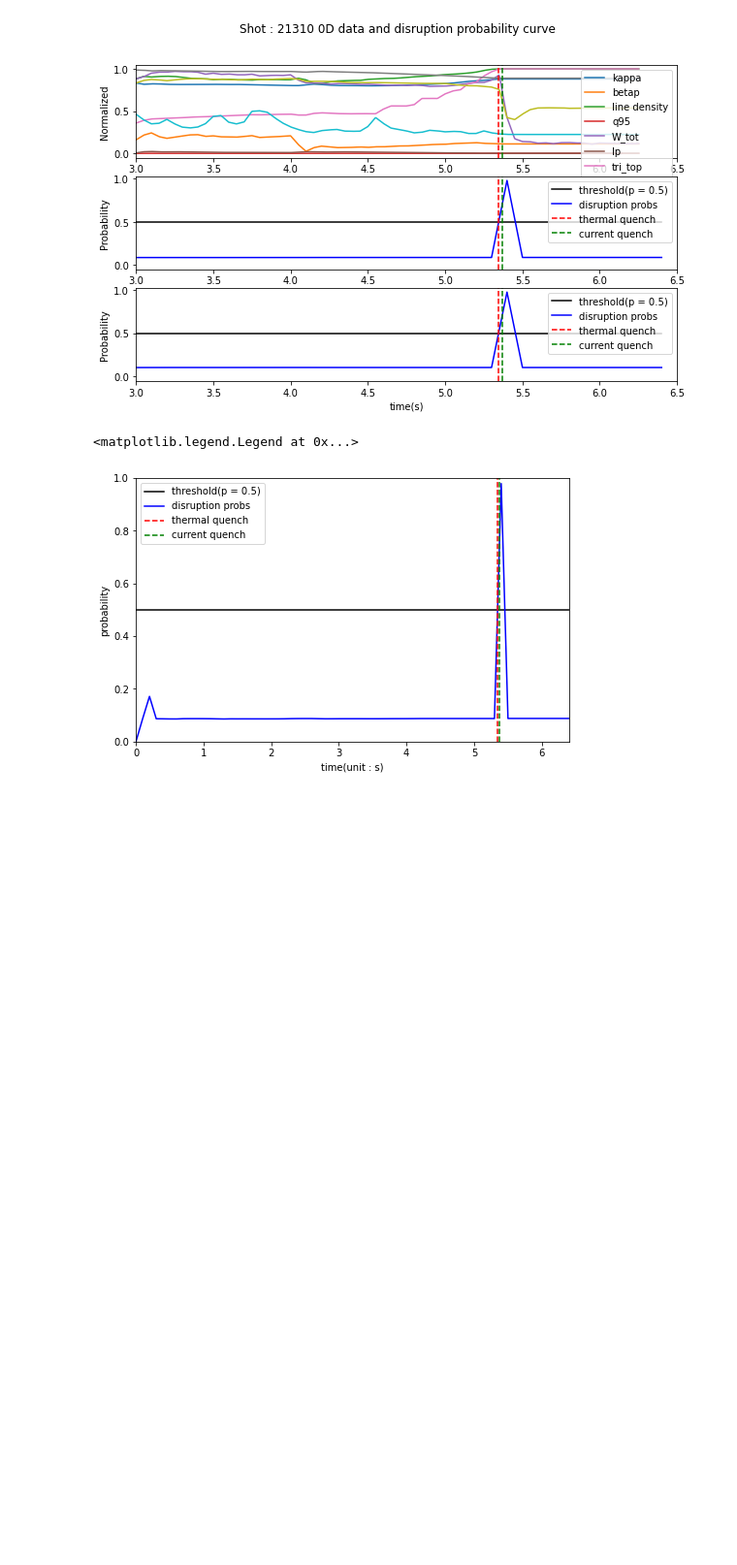
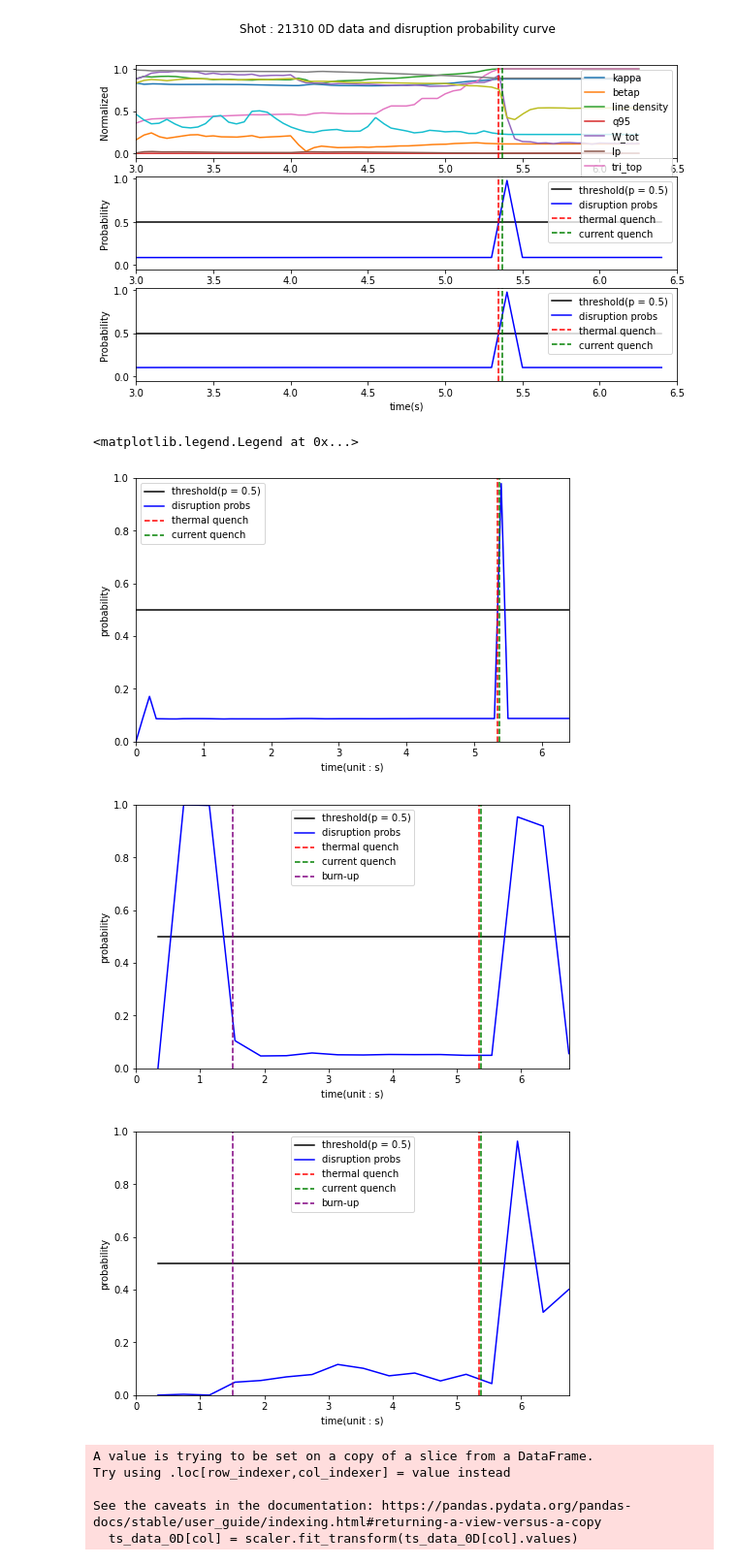
Before and after one commit to ZINZINBIN/Disruption-Prediciton-based-on-Multimodal-Deep-Learning, a Jupyter notebook: analysis_model_performance.ipynb, the cells around one changed output. Shown at 97% size. Saved outputs shown, nothing was run; the diff lists cells and outputs as text; code cells hidden in the pictures; blank space fills up the shorter version.

```diff
--- a/analysis_model_performance.ipynb
+++ b/analysis_model_performance.ipynb
@@ -633,3 +644,71 @@ plt.legend()
 # %% [output]
 <matplotlib.legend.Legend at 0x...>
 [figure]
+# %%
+# For 0D data
+from src.utils.utility import generate_prob_curve_from_0D
+from src.models.ConvLSTM import ConvLSTM
+
+ts_cols = [
+    '\\q95', '\\ipmhd', '\\kappa',
+    '\\tritop', '\\tribot','\\betap','\\betan',
+    '\\li', '\\WTOT_DLM03'
+]
+
+seq_len = 21
+dist = 3
+dt = 1 / 210 * 4
+col_len = len(ts_cols)
+
+model = ConvLSTM(
+    seq_len = seq_len,
+    col_dim = col_len,
+)
+
+# for dist 1
+model.load_state_dict(torch.load("./weights/ts_conv_lstm_clip_21_dist_1_best.pt"))
+
+time_x_dist1, prob_list_dist1 = generate_prob_curve_from_0D(
+    model,
+    batch_size = 16,
+    device = device,
+    save_dir = "./results/disruption_probs_curve.png",
+    ts_data = "./dataset/KSTAR_Disruption_ts_data_extend.csv",
+    ts_cols = ts_cols,
+    shot_list_dir = './dataset/KSTAR_Disruption_Shot_List_extend.csv',
+    shot = 21310,
+    seq_len = seq_len,
+    dist = dist,
+    dt = dt
+)
+
+model.load_state_dict(torch.load("./weights/ts_conv_lstm_clip_21_dist_3_best.pt"))
+
+time_x_dist3, prob_list_dist3 = generate_prob_curve_from_0D(
+    model,
+    batch_size = 16,
+    device = device,
+    save_dir = "./results/disruption_probs_curve.png",
+    ts_data = "./dataset/KSTAR_Disruption_ts_data_extend.csv",
+    ts_cols = ts_cols,
+    shot_list_dir = './dataset/KSTAR_Disruption_Shot_List_extend.csv',
+    shot = 21310,
+    seq_len = seq_len,
+    dist = dist,
+    dt = dt
+)
+# %% [output]
+[figure, added]
+[figure, added]
+# %%
+from sklearn.preprocessing import MinMaxScaler
+
+scaler = MinMaxScaler()
+col = ['\\ipmhd','\\kappa','\\betap','\\betan', '\\li', '\\bcentr', '\\q95', '\\tritop', '\\tribot', '\\WTOT_DLM03', '\\ne_inter01', '\\TS_CORE10:CORE10_TE']
+ts_data_0D[col] = scaler.fit_transform(ts_data_0D[col].values)
+# %% [output]
+A value is trying to be set on a copy of a slice from a DataFrame.
+Try using .loc[row_indexer,col_indexer] = value instead
+
+See the caveats in the documentation: https://pandas.pydata.org/pandas-docs/stable/user_guide/indexing.html#returning-a-view-versus-a-copy
+  ts_data_0D[col] = scaler.fit_transform(ts_data_0D[col].values)
```
Also changed, not shown: parts of 11 cells of this notebook, 57 other files.
